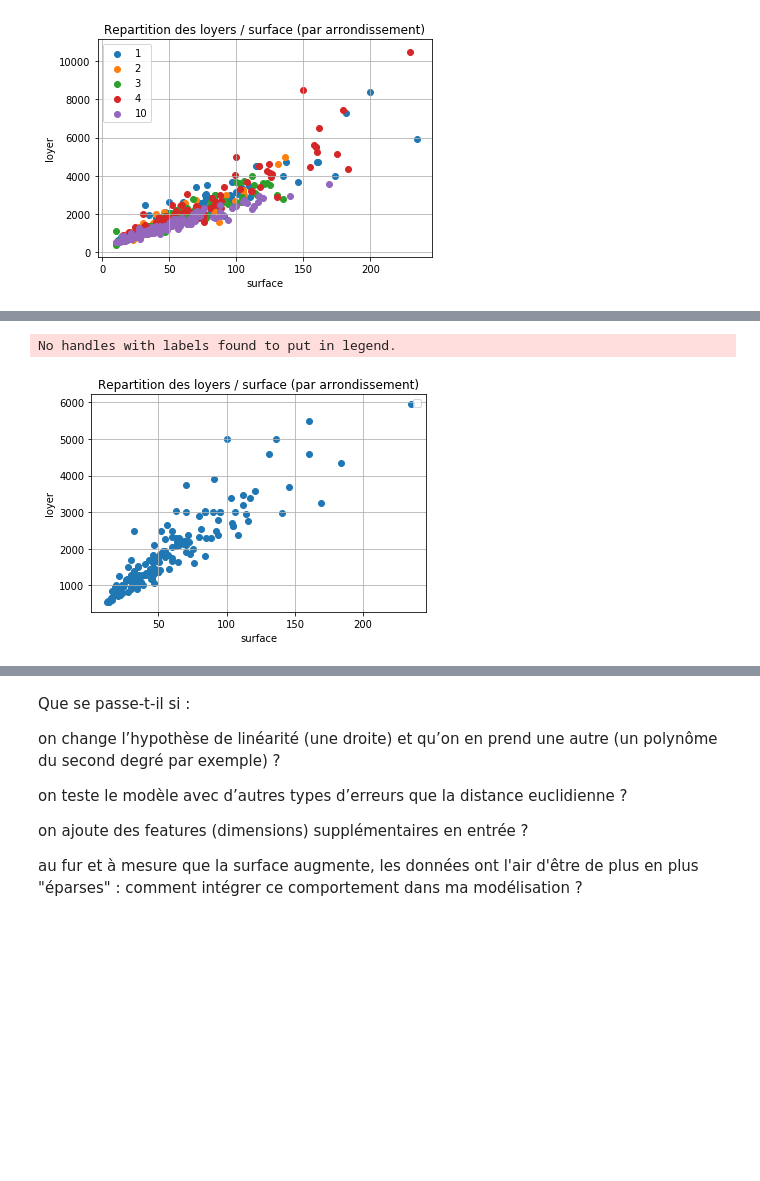
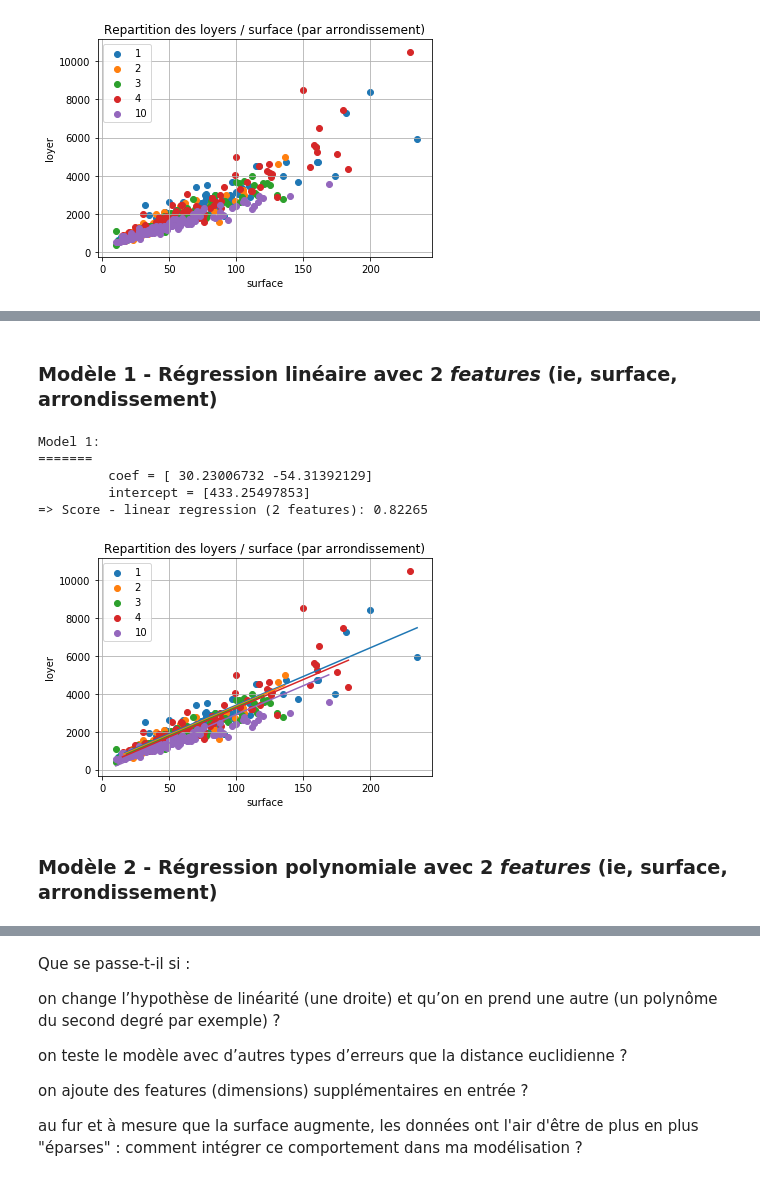
Before and after one commit to ouskah/OCR_MachineLearning, a Jupyter notebook: Exercice1/house.ipynb, the cells around one changed output, grey strips where cells are left out. Cells and saved outputs as stored; diff of their text form; code cells hidden in the pictures; blank space fills up the shorter version.

```diff
--- a/Exercice1/house.ipynb
+++ b/Exercice1/house.ipynb
@@ -196,23 +223,74 @@ LinearRegression(copy_X=True, fit_intercept=True, n_jobs=None,
+# %% [markdown]
+### Modèle 1 - Régression linéaire avec 2 *features* (ie, surface, arrondissement)
+# %%
+# select data
+x = house_data.drop(columns=['price'])
+y = house_data.drop(columns=['surface', 'arrondissement'])
+
+# le parametre random_state permet de controler la repetabilite de l'experience
+X_train, X_test, y_train, y_test = train_test_split(x, y,
+                                                    train_size=0.8,
+                                                    test_size=0.2,
+                                                    random_state=42)
+
+# fit a model
+lm = linear_model.LinearRegression()
+
+model_01 = lm.fit(X_train, y_train)
+
+print("Model 1:\n=======")
+print("\t coef = {} ".format(model_01.coef_[0]))
+print("\t intercept = {} ".format(model_01.intercept_))
+
+score_01 = lm.score(X_test, y_test)
+print("=> Score - linear regression (2 features): {:.5f}".format(score_01))
+# %% [output]
+Model 1:
+=======
+         coef = [ 30.23006732 -54.31392129]
+         intercept = [433.25497853]
+=> Score - linear regression (2 features): 0.82265
 # %%
-%matplotlib inline
+arrdt_list = X_test.arrondissement.unique()
+arrdt_list.sort()
+arrdt_list = np.array(arrdt_list)
+
+x_min = np.zeros(len(arrdt_list))
+x_max = np.zeros(len(arrdt_list))
+y_min = np.zeros(len(arrdt_list))
+y_max = np.zeros(len(arrdt_list))
+
+for idx, arrdt in enumerate(arrdt_list):
+    x_min[idx] = X_test[X_test.arrondissement==arrdt].surface.min()
+    x_max[idx] = X_test[X_test.arrondissement==arrdt].surface.max()
+
+    y_min[idx] = model_01.intercept_ \
+        + model_01.coef_[0][0] * x_min[idx] \
+        + model_01.coef_[0][1] * int(arrdt)
+    y_max[idx] = model_01.intercept_ \
+        + model_01.coef_[0][0] * x_max[idx] \
+        + model_01.coef_[0][1] * int(arrdt)
 
 fig = plt.figure()
 
 plt.grid(True)
 plt.title("Repartition des loyers / surface (par arrondissement)")
 
 plt.xlabel('surface')
 plt.ylabel('loyer')
 
-plt.scatter(X_test.surface, predictions)
-# plt.scatter(tmp.index, tmp[1].values, label='1')
-# plt.scatter(tmp.index, tmp[2].values, label='2')
-# plt.scatter(tmp.index, tmp[3].values, label='3')
-# plt.scatter(tmp.index, tmp[4].values, label='4')
-# plt.scatter(tmp.index, tmp[10].values, label='10')
+plt.scatter(tmp.index, tmp[1].values, label='1')
+plt.scatter(tmp.index, tmp[2].values, label='2')
+plt.scatter(tmp.index, tmp[3].values, label='3')
+plt.scatter(tmp.index, tmp[4].values, label='4')
+plt.scatter(tmp.index, tmp[10].values, label='10')
+
+for idx, arrdt in enumerate(arrdt_list):
+    plt.plot([x_min[idx], x_max[idx]], [y_min[idx], y_max[idx]])
 
 plt.legend()
 plt.show()
 # %% [output]
-No handles with labels found to put in legend.
-[figure, old version]
+[figure, new version]
+# %% [markdown]
+### Modèle 2 - Régression polynomiale avec 2 *features* (ie, surface, arrondissement)
```
Also changed, not shown: parts of 20 cells of this notebook, 1 other file.
